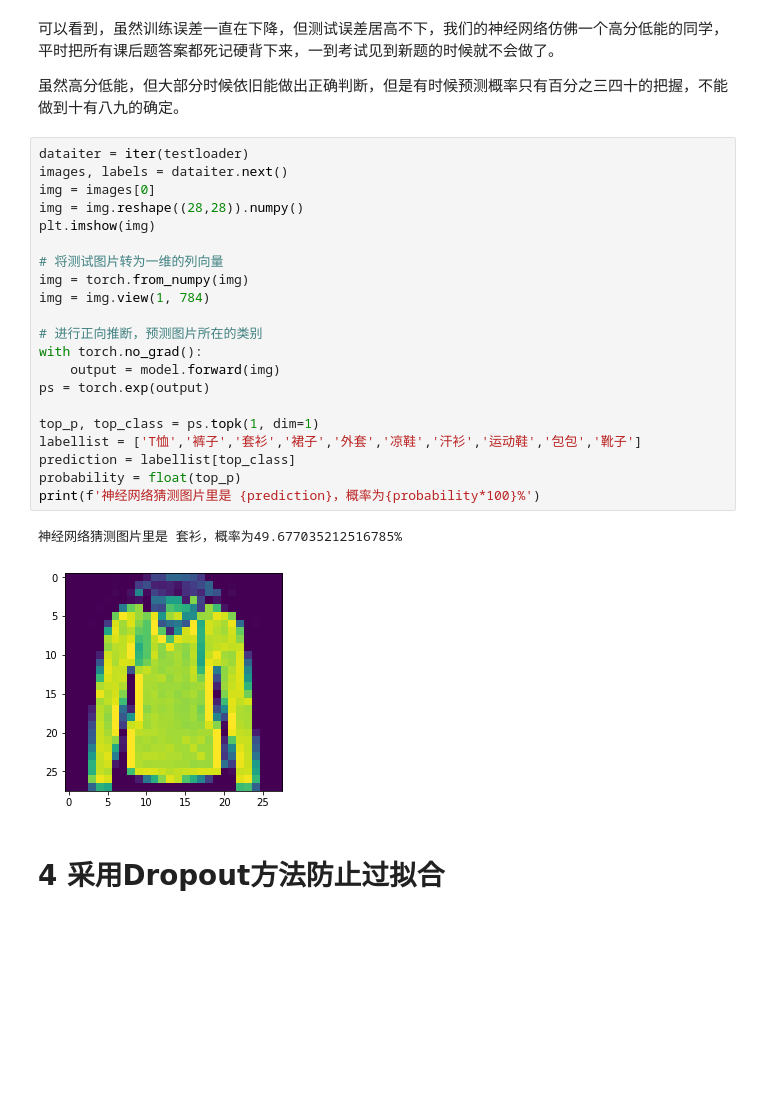
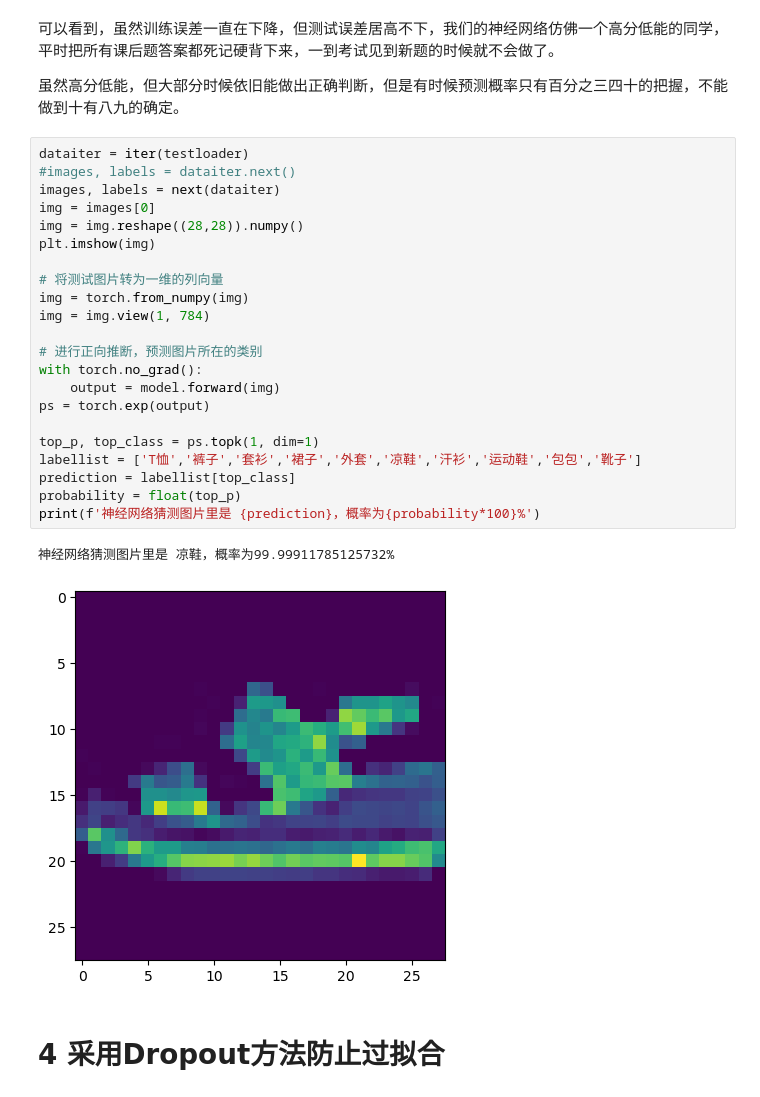
Before and after one commit to kekexili-tender/zihaopytorch, a Jupyter notebook: 对Fashion-MNIST数据集中的时尚物品进行分类.ipynb, the cells around one changed output. Drawn from its saved outputs; the diff is of its cells as text; blank space fills up the shorter version.

```diff
--- a/对Fashion-MNIST数据集中的时尚物品进行分类.ipynb
+++ b/对Fashion-MNIST数据集中的时尚物品进行分类.ipynb
@@ -342,28 +342,29 @@ plt.legend()
 虽然高分低能，但大部分时候依旧能做出正确判断，但是有时候预测概率只有百分之三四十的把握，不能做到十有八九的确定。
 # %%
 dataiter = iter(testloader)
-images, labels = dataiter.next()
+#images, labels = dataiter.next()
+images, labels = next(dataiter)
 img = images[0]
 img = img.reshape((28,28)).numpy()
 plt.imshow(img)
 
 # 将测试图片转为一维的列向量
 img = torch.from_numpy(img)
 img = img.view(1, 784)
 
 # 进行正向推断，预测图片所在的类别
 with torch.no_grad():
     output = model.forward(img)
 ps = torch.exp(output)
 
 top_p, top_class = ps.topk(1, dim=1)
 labellist = ['T恤','裤子','套衫','裙子','外套','凉鞋','汗衫','运动鞋','包包','靴子']
 prediction = labellist[top_class]
 probability = float(top_p)
 print(f'神经网络猜测图片里是 {prediction}，概率为{probability*100}%')
 # %% [output]
-神经网络猜测图片里是 套衫，概率为49.677035212516785%
+神经网络猜测图片里是 凉鞋，概率为99.99911785125732%
-[figure, old version]
+[figure, new version]
 # %% [markdown]
 # 4 采用Dropout方法防止过拟合
 # %% [markdown]
```
Also changed, not shown: parts of 6 cells of this notebook, 2 other files.
